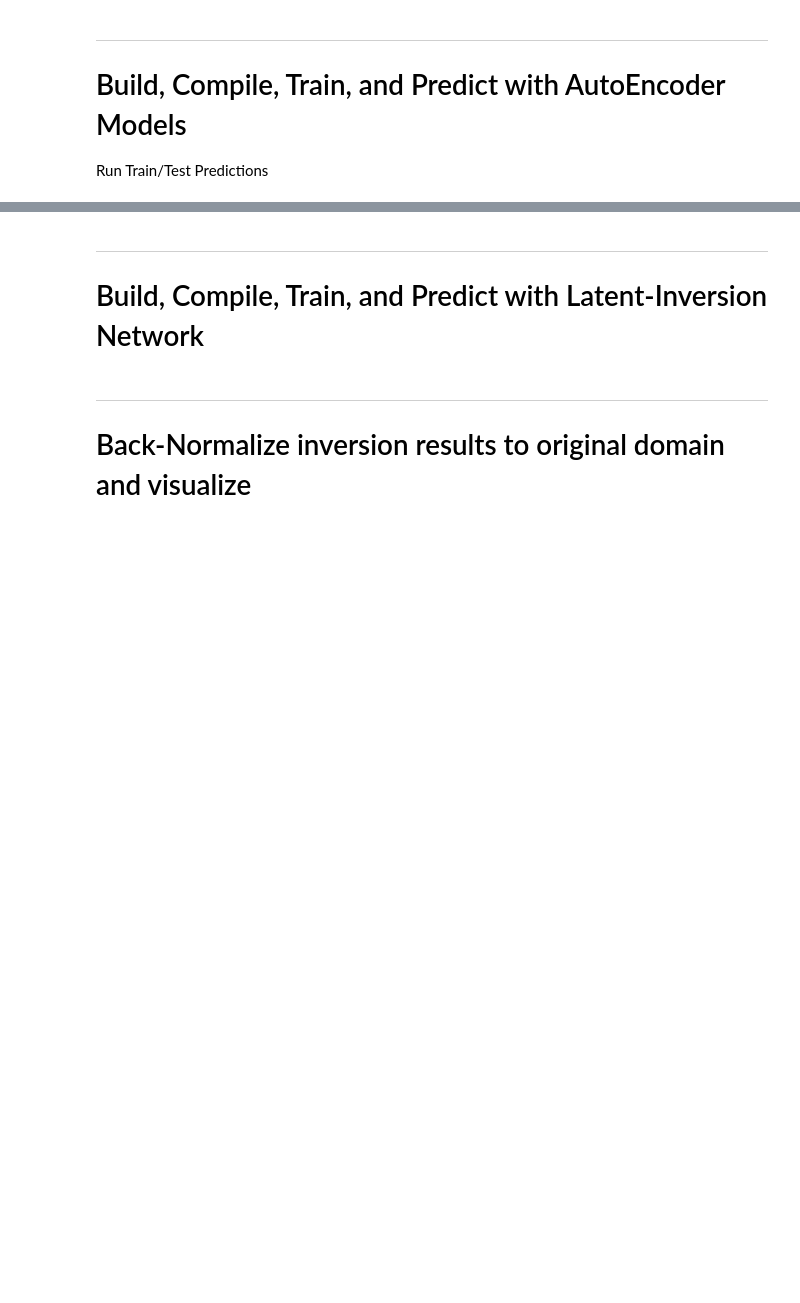
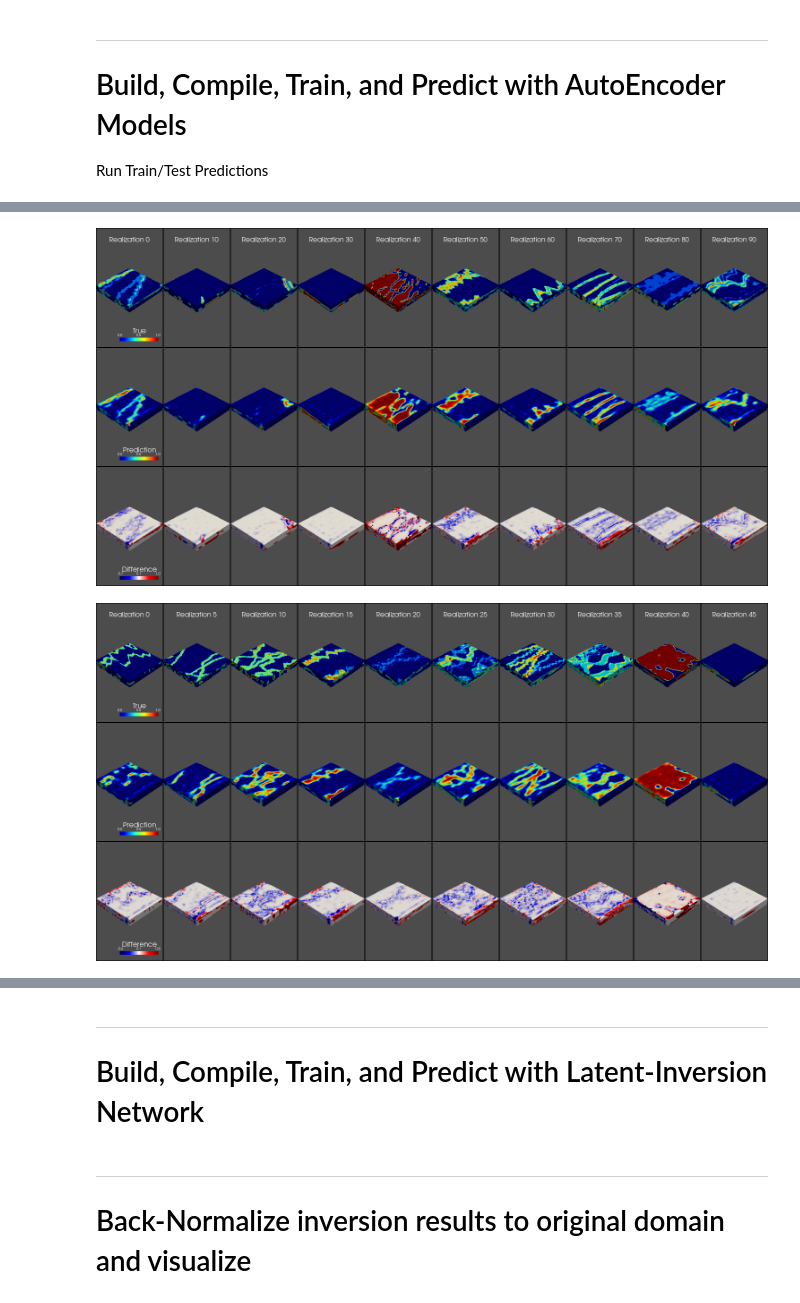
Before and after one commit to misaelmmorales/Latent-Geo-Modeling, a Jupyter notebook: Latent-Geo-Inversion-3D.ipynb, the cells around one changed output, grey strips where cells are left out. Saved outputs shown, nothing was run; the diff lists cells and outputs as text; code cells hidden in the pictures; blank space fills up the shorter version.

```diff
--- a/Latent-Geo-Inversion-3D.ipynb
+++ b/Latent-Geo-Inversion-3D.ipynb
@@ -82,4 +94,5 @@ plot_data_results(timestamps, w_train, w_test, w_train_pred, w_test_pred, channe
 # %%
 y_train_pred, y_test_pred = make_ae_prediction(y_train, y_test, static_ae)
-plot_static_results(y_train, y_train_pred, multiplier=10, channel_select=0, cmaps=['viridis','gray_r'])
-plot_static_results(y_test, y_test_pred, multiplier=10, channel_select=0, cmaps=['viridis','gray_r'])
+plot_static_results(y_train, y_train_pred, channel_select=0, multiplier=10)
+plot_static_results(y_test, y_test_pred, channel_select=0, multiplier=5)
+# %% [output]
@@ -86,2 +103,4 @@ plot_static_results(y_test, y_test_pred, multiplier=10, channel_select=0, cmaps=
+[figure, added]
+[figure, added]
 # %%
 X_train_pred, X_test_pred = make_ae_prediction(X_train, X_test, dynamic_ae)
```
Also changed, not shown: parts of 5 cells of this notebook, 1 other file.
